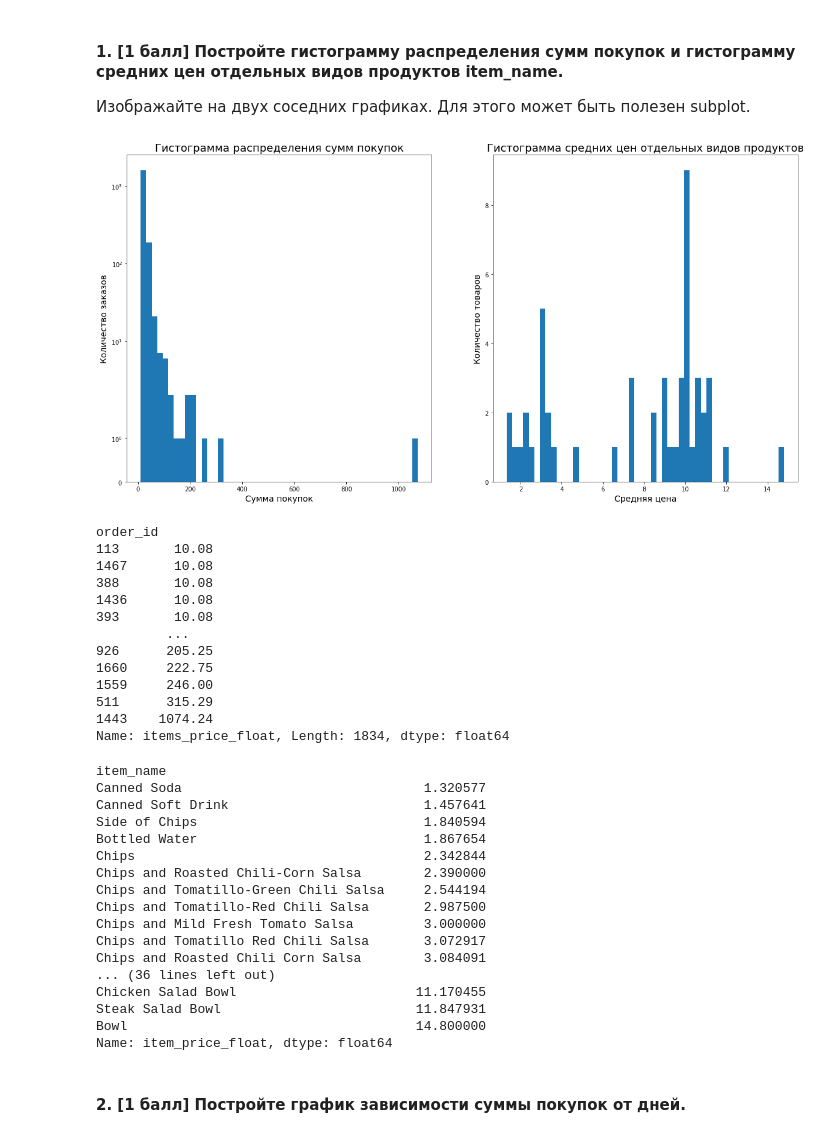
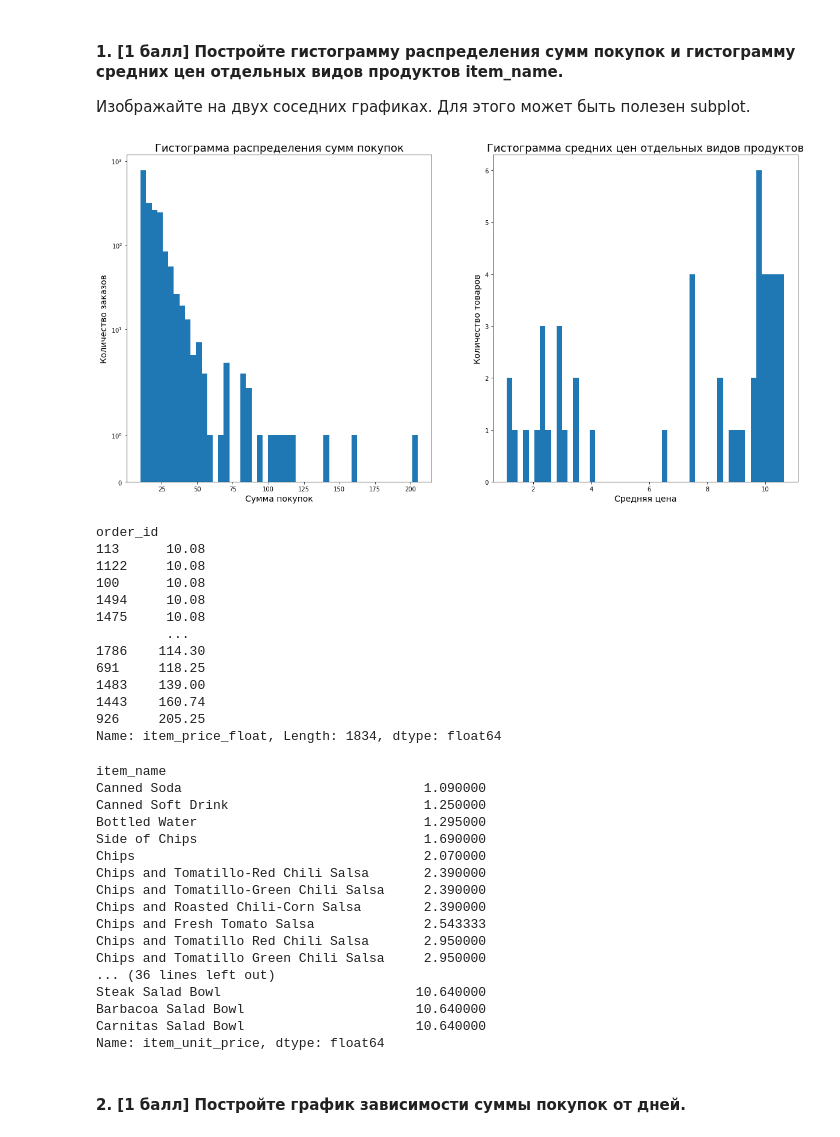
Before and after one commit to PhoeniXPlayDEV/Autumn_Python_2022, a Jupyter notebook: homework-3/homework-practice-03-pandas.ipynb, the cells around one changed output. Cells and saved outputs as stored; diff of their text form; code cells hidden in the pictures.

Commit message:
Fix prices

```diff
--- a/homework-3/homework-practice-03-pandas.ipynb
+++ b/homework-3/homework-practice-03-pandas.ipynb
@@ -136,7 +136,8 @@ print('В каких колонках?', ', '.join(s[s == True].keys()))
 Заполните пропуски пустой строкой для строковых колонок и нулём для числовых.
 # %%
 for col in data.columns:
-    t = np.dtype(data[col])
+#     t = np.dtype(data[col])
+    t = data.dtypes[col]
     if t == int:
         data[col].fillna(value=0, inplace=True)
     if t == object:
@@ -163,7 +164,6 @@ data
 # %%
 print('Тип колонки "item_price":', np.dtype(data['item_price']))
 data = data.assign(item_price_float=list(map(lambda el: float(el.replace('$', '')), list(data['item_price']))))
-data['items_price_float'] = data.apply(lambda row: (row['item_price_float'] * row['quantity']), axis=1)
 data
 # %% [output]
 Тип колонки "item_price": object
@@ -182,0 +185,3 @@ data
+# %%
+data['item_unit_price'] = data.apply(lambda row: (row['item_price_float'] / row['quantity']), axis=1)
+data
@@ -384,6 +437,7 @@ dates['date'] = [
 
 # если DataFrame с покупками из прошлого заказа называется не df, замените на ваше название ниже
 df['date'] = df.order_id.map(dates['date'])
+df_without_duplicates = df.drop_duplicates(subset=['item_name', 'item_unit_price'])
 
 df
 # %% [output]
@@ -407,71 +461,71 @@ df
 # %%
 fig, axes = plt.subplots(nrows=1, ncols=2, figsize = (20, 10))
 
-d1 = df.groupby('order_id')['items_price_float'].sum()
+d1 = df.groupby('order_id')['item_price_float'].sum()
 axes[0].hist(d1, bins = 50)
 axes[0].set_xlabel('Сумма покупок', fontsize = 14)
 axes[0].set_ylabel('Количество заказов', fontsize = 14)
 axes[0].set_title('Гистограмма распределения сумм покупок', fontsize = 18)
 axes[0].set_yscale('symlog')
 
-d2 = df.groupby('item_name')['item_price_float'].mean()
+d2 = df_without_duplicates.groupby('item_name')['item_unit_price'].mean()
 axes[1].hist(d2, bins = 50)
 axes[1].set_xlabel('Средняя цена', fontsize = 14)
 axes[1].set_ylabel('Количество товаров', fontsize = 14)
 axes[1].set_title('Гистограмма средних цен отдельных видов продуктов', fontsize = 18)
 axes[0].set_yscale('symlog')
 
 ###############
 # BAR GRAPHIC #
 ###############
 
-# d = dict(df.groupby('item_name')['item_price_float'].mean())
+# d = dict(df_without_duplicates.groupby('item_name')['item_unit_price'].mean())
 # axes[1].bar(d.keys(), d.values())
 # axes[1].set_xlabel('Наименование товаров', fontsize = 14)
 # axes[1].set_ylabel('Средняя цена', fontsize = 14)
 # axes[1].set_title('Гистограмма средних цен отдельных видов продуктов', fontsize = 18)
 # axes[1].set_xticks(list(range(len(d))))
 # axes[1].set_xticklabels(d.keys(), rotation='vertical')
 
 plt.show()
 # %% [output]
-[figure, old version]
+[figure, new version]
 # %%
 d1.sort_values(ascending=True)
 # %% [output]
 order_id
-113       10.08
-1467      10.08
-388       10.08
-1436      10.08
-393       10.08
+113      10.08
+1122     10.08
+100      10.08
+1494     10.08
+1475     10.08
          ...
-926      205.25
-1660     222.75
-1559     246.00
-511      315.29
-1443    1074.24
-Name: items_price_float, Length: 1834, dtype: float64
+1786    114.30
+691     118.25
+1483    139.00
+1443    160.74
+926     205.25
+Name: item_price_float, Length: 1834, dtype: float64
 # %%
 d2.sort_values(ascending=True)
 # %% [output]
 item_name
-Canned Soda                               1.320577
-Canned Soft Drink                         1.457641
-Side of Chips                             1.840594
-Bottled Water                             1.867654
-Chips                                     2.342844
+Canned Soda                               1.090000
+Canned Soft Drink                         1.250000
+Bottled Water                             1.295000
+Side of Chips                             1.690000
+Chips                                     2.070000
+Chips and Tomatillo-Red Chili Salsa       2.390000
+Chips and Tomatillo-Green Chili Salsa     2.390000
 Chips and Roasted Chili-Corn Salsa        2.390000
-Chips and Tomatillo-Green Chili Salsa     2.544194
-Chips and Tomatillo-Red Chili Salsa       2.987500
-Chips and Mild Fresh Tomato Salsa         3.000000
-Chips and Tomatillo Red Chili Salsa       3.072917
-Chips and Roasted Chili Corn Salsa        3.084091
+Chips and Fresh Tomato Salsa              2.543333
+Chips and Tomatillo Red Chili Salsa       2.950000
+Chips and Tomatillo Green Chili Salsa     2.950000
 ... (36 lines left out)
-Chicken Salad Bowl                       11.170455
-Steak Salad Bowl                         11.847931
-Bowl                                     14.800000
-Name: item_price_float, dtype: float64
+Steak Salad Bowl                         10.640000
+Barbacoa Salad Bowl                      10.640000
+Carnitas Salad Bowl                      10.640000
+Name: item_unit_price, dtype: float64
 # %% [markdown]
 #### 2. [1 балл] Постройте график зависимости суммы покупок от дней.
 # %%
```
Also changed, not shown: parts of 25 cells of this notebook, 2 other files.
